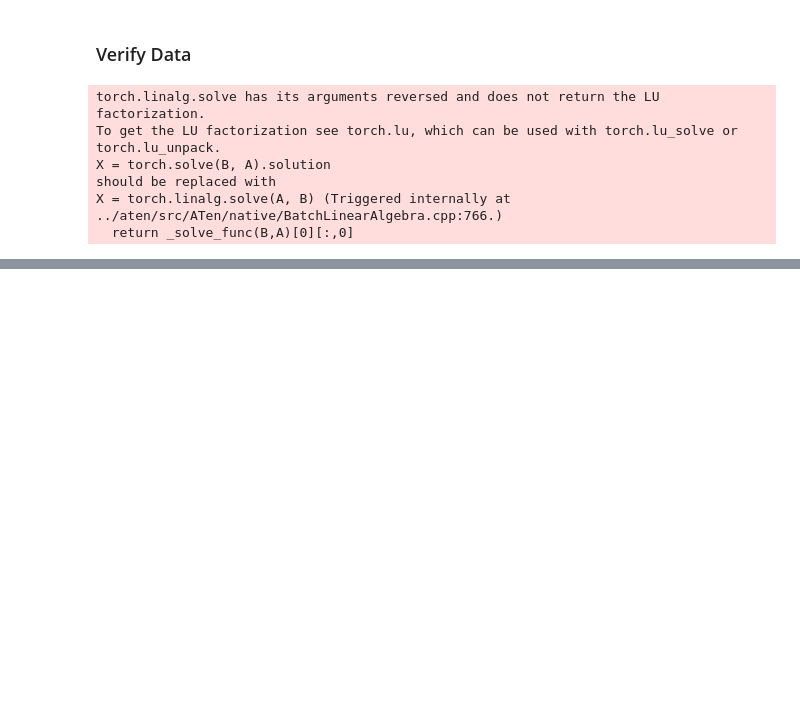
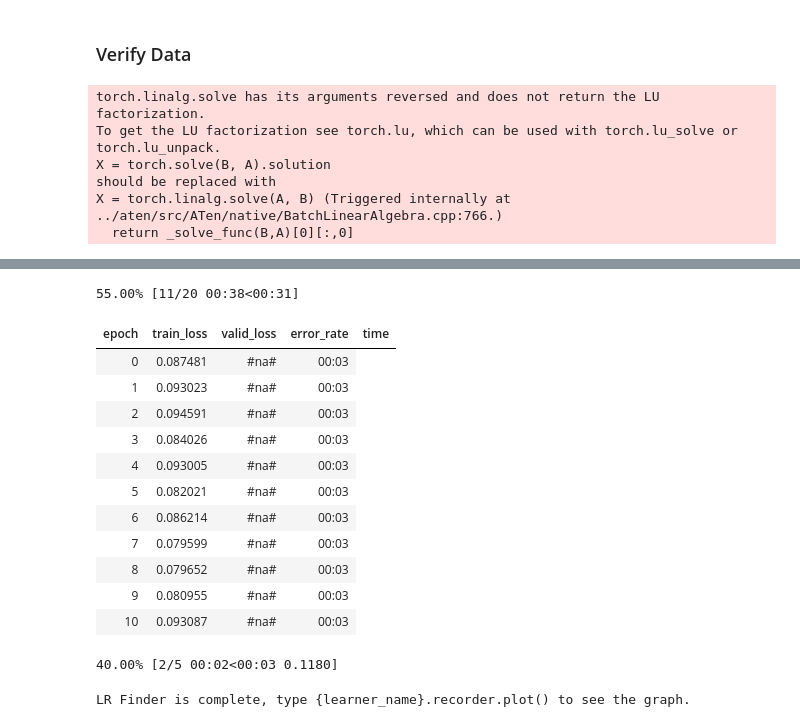
Before and after one commit to kvs1998/Practical-Deep-Learning-for-Coders-v3, a Jupyter notebook: lesson02.ipynb, the cells around one changed output, grey strips where cells are left out. Cells and saved outputs as stored; diff of their text form; code cells hidden in the pictures; blank space fills up the shorter version.

```diff
--- a/lesson02.ipynb
+++ b/lesson02.ipynb
@@ -61,0 +111,18 @@ data.show_batch(rows=3, figsize=(8,8))
+# %%
+learn.lr_find()
+# %% [output]
+55.00% [11/20 00:38<00:31]
+| epoch | train_loss | valid_loss | error_rate | time |
+| 0 | 0.087481 | #na# | 00:03 |
+| 1 | 0.093023 | #na# | 00:03 |
+| 2 | 0.094591 | #na# | 00:03 |
+| 3 | 0.084026 | #na# | 00:03 |
+| 4 | 0.093005 | #na# | 00:03 |
+| 5 | 0.082021 | #na# | 00:03 |
+| 6 | 0.086214 | #na# | 00:03 |
+| 7 | 0.079599 | #na# | 00:03 |
+| 8 | 0.079652 | #na# | 00:03 |
+| 9 | 0.080955 | #na# | 00:03 |
+| 10 | 0.093087 | #na# | 00:03 |
+40.00% [2/5 00:02<00:03 0.1180]
+LR Finder is complete, type {learner_name}.recorder.plot() to see the graph.
```
Also changed, not shown: parts of 15 cells of this notebook.
